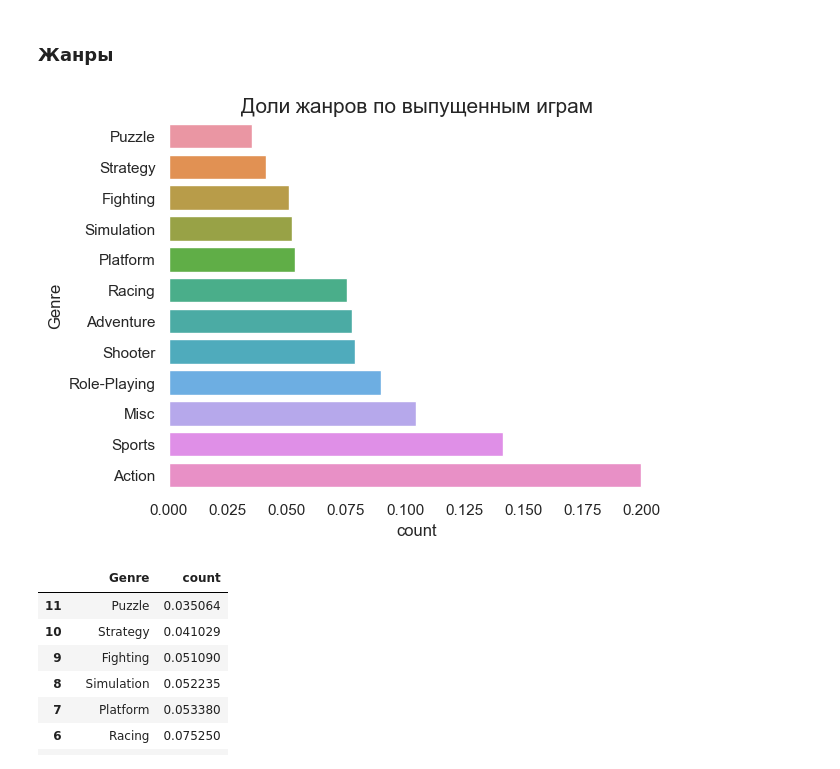
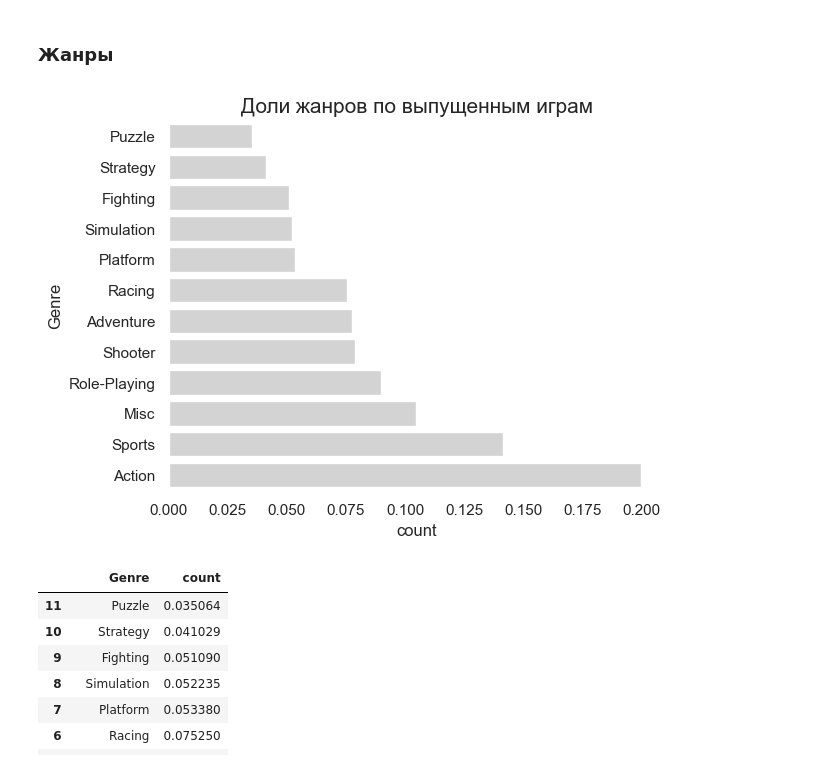
Before and after one commit to ekhavronina/data_analytics, a Jupyter notebook: video_games/video_game_sales_reboot.ipynb, the cells around one changed output. Drawn from its saved outputs; the diff is of its cells as text; code cells hidden in the pictures.

```diff
--- a/video_games/video_game_sales_reboot.ipynb
+++ b/video_games/video_game_sales_reboot.ipynb
@@ -201,12 +201,22 @@ games[games['Global_Sales'] == games['Global_Sales'].max()]
 # %% [markdown]
 ### Годы
 # %%
-# sns.set_theme(style="darkgrid")
+# Стиль графиков
+sns.set_style({'axes.grid': False,                               # сетка
+#                'axes.edge': False,
+               'axes.facecolor': 'white',                        # цвет фона
+               'ytick.left': False                               # "-" после показателя
+              })
 
+
+# Гистограмма
 sns.histplot(data=games,
              x='Year',
-             binwidth=1
+             binwidth=1,
+             color='grey'
             )
+
+sns.despine(left=True, bottom=True)                              # убирает границы
 plt.title('Количество игр по годам', fontdict={'fontsize': 14})
 plt.xlabel(None)
 plt.ylabel(None)
@@ -393,16 +441,17 @@ plt.show()
 # %%
 sns.barplot(data=genres_count,
             x='count',
             y='Genre',
-            orient='h'
-#             labels=genres_count['Genre'], autopct='%1.1f%%'
+            orient='h',
+            color='lightgrey'
+       )
 
-       )
+sns.despine(left=True, bottom=True)
 plt.title('Доли жанров по выпущенным играм', fontdict={'fontsize': 15})
 
 plt.show()
 # %% [output]
-[figure, old version]
+[figure, new version]
 # %%
 genres_count
 # %% [output]
```
Also changed, not shown: parts of 10 cells of this notebook.
